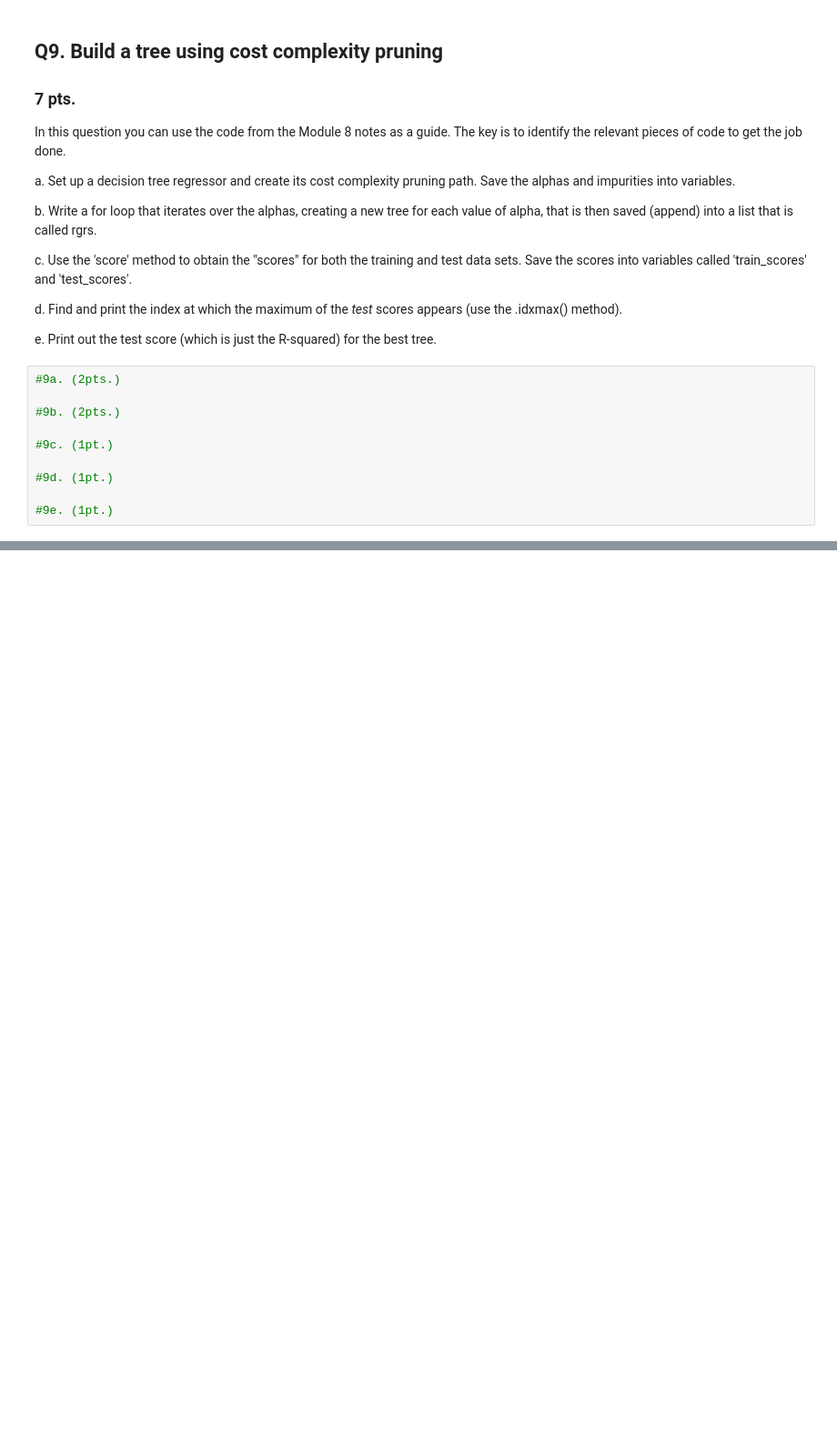
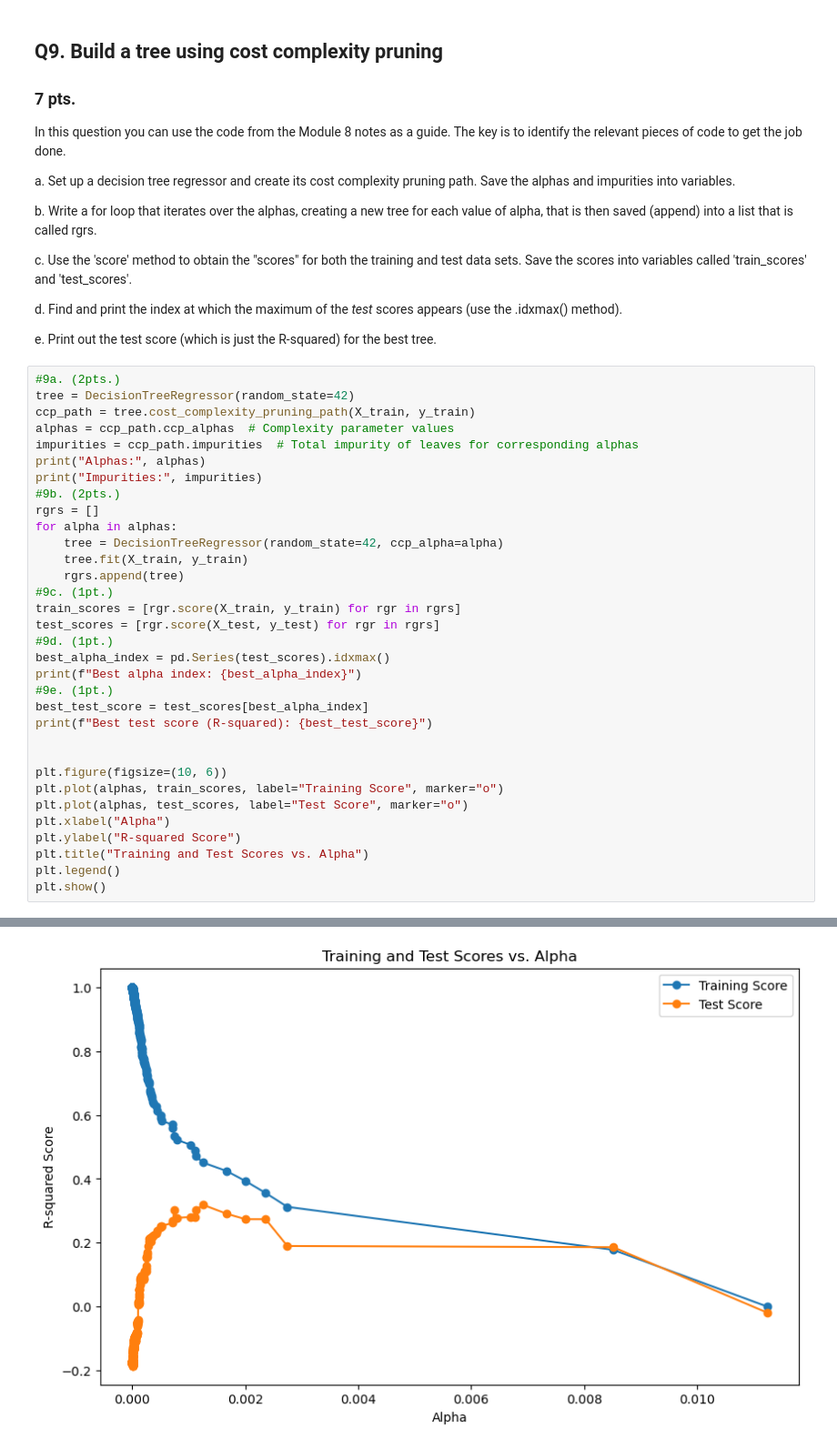
Before and after one commit to vidursaigal/STAT4770-Homework, a Jupyter notebook: CB_04.ipynb, the cells around one changed output, grey strips where cells are left out. Shown: that part at 91% size. Drawn from its saved outputs; the diff is of its cells as text; blank space fills up the shorter version.

```diff
--- a/CB_04.ipynb
+++ b/CB_04.ipynb
@@ -396,13 +419,37 @@ c. Use the 'score' method to obtain the "scores" for both the training and test
 d. Find and print the index at which the maximum of the *test* scores appears (use the .idxmax() method).
 
 e. Print out the test score (which is just the R-squared) for the best tree.
-# %%
-#9a. (2pts.)
-
-#9b. (2pts.)
-
-#9c. (1pt.)
-
-#9d. (1pt.)
-
-#9e. (1pt.)
+# %%
+#9a. (2pts.)
+tree = DecisionTreeRegressor(random_state=42)
+ccp_path = tree.cost_complexity_pruning_path(X_train, y_train)
+alphas = ccp_path.ccp_alphas  # Complexity parameter values
+impurities = ccp_path.impurities  # Total impurity of leaves for corresponding alphas
+print("Alphas:", alphas)
+print("Impurities:", impurities)
+#9b. (2pts.)
+rgrs = []
+for alpha in alphas:
+    tree = DecisionTreeRegressor(random_state=42, ccp_alpha=alpha)
+    tree.fit(X_train, y_train)
+    rgrs.append(tree)
+#9c. (1pt.)
+train_scores = [rgr.score(X_train, y_train) for rgr in rgrs]
+test_scores = [rgr.score(X_test, y_test) for rgr in rgrs]
+#9d. (1pt.)
+best_alpha_index = pd.Series(test_scores).idxmax()
+print(f"Best alpha index: {best_alpha_index}")
+#9e. (1pt.)
+best_test_score = test_scores[best_alpha_index]
+print(f"Best test score (R-squared): {best_test_score}")
+
+
+plt.figure(figsize=(10, 6))
+plt.plot(alphas, train_scores, label="Training Score", marker="o")
+plt.plot(alphas, test_scores, label="Test Score", marker="o")
+plt.xlabel("Alpha")
+plt.ylabel("R-squared Score")
+plt.title("Training and Test Scores vs. Alpha")
+plt.legend()
+plt.show()
+# %% [output]
@@ -408,0 +473 @@ e. Print out the test score (which is just the R-squared) for the best tree.
+[figure, added]
```
Also changed, not shown: parts of 3 cells of this notebook.
